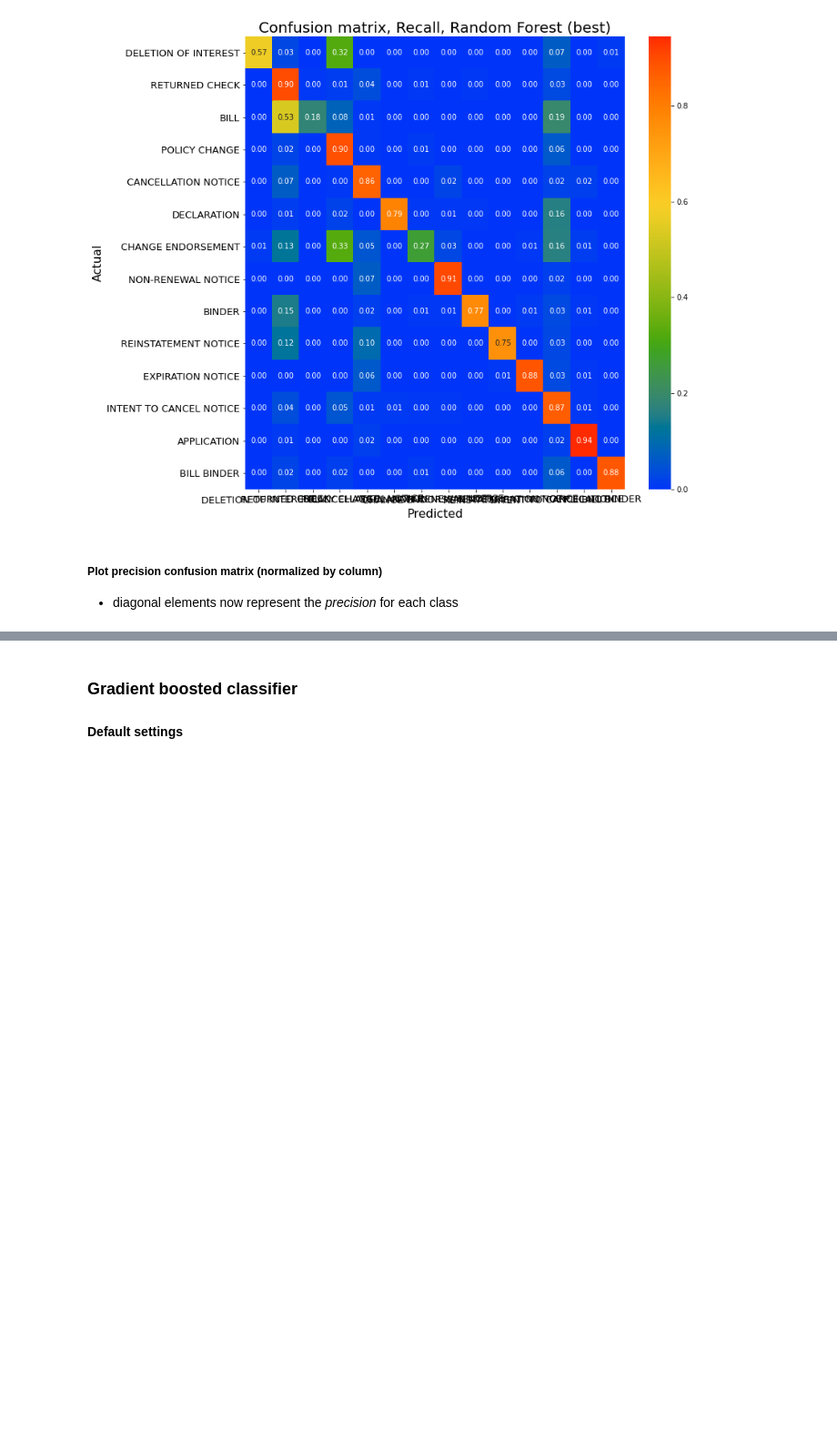
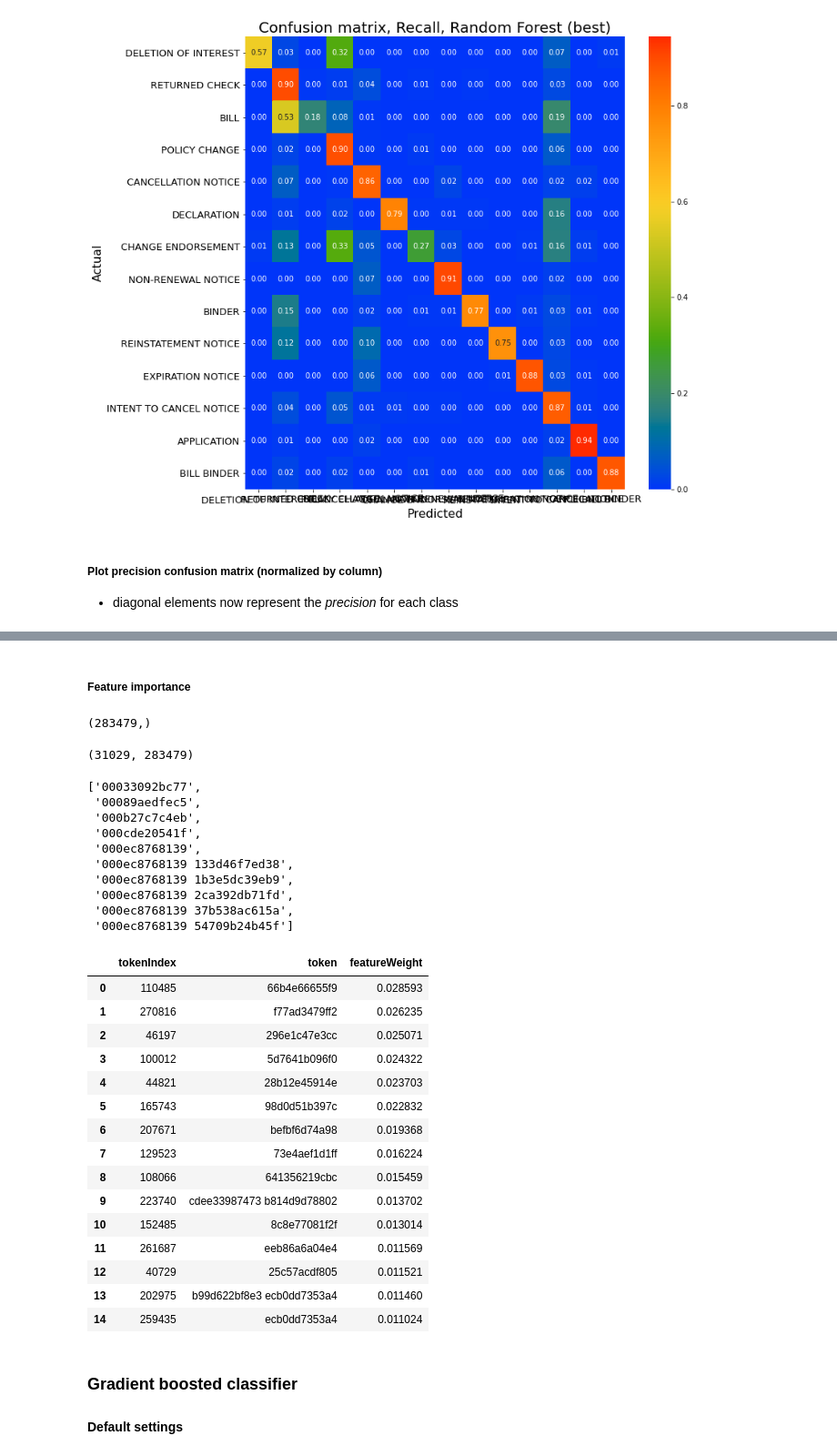
Before and after one commit to mw0/document-classification-test, a Jupyter notebook: notebook/DocumentClassificationTest.ipynb, the cells around one changed output, grey strips where cells are left out. Shown at 91% size. Drawn from its saved outputs; the diff is of its cells as text; code cells hidden in the pictures; blank space fills up the shorter version.

```diff
--- a/notebook/DocumentClassificationTest.ipynb
+++ b/notebook/DocumentClassificationTest.ipynb
@@ -1451,4 +1459,48 @@ fileNameAugmentString:
 [figure]
+# %% [markdown]
+##### Feature importance
+# %%
+fis = RF.feature_importances_
+fis.shape
+np.shape(Xte)
+vocab = tfidf.vocabulary_
+revVocab = {v: k for k, v in vocab.items()}
+tokens = [revVocab[i] for i in range(np.shape(Xte)[1])]
+tokens[:10]
+featureImports = pd.DataFrame(zip(range(len(fis)), tokens, fis),
+                              columns=['tokenIndex', 'token', 'featureWeight'])
+featureImports.sort_values(by='featureWeight', inplace=True, ascending=False)
+featureImports = featureImports.reset_index(drop=True)
+featureImports.head(15)
+# %% [output]
+(283479,)
+(31029, 283479)
+['00033092bc77',
+ '00089aedfec5',
+ '000b27c7c4eb',
+ '000cde20541f',
+ '000ec8768139',
+ '000ec8768139 133d46f7ed38',
+ '000ec8768139 1b3e5dc39eb9',
+ '000ec8768139 2ca392db71fd',
+ '000ec8768139 37b538ac615a',
+ '000ec8768139 54709b24b45f']
+|  | tokenIndex | token | featureWeight |
+| 0 | 110485 | 66b4e66655f9 | 0.028593 |
+| 1 | 270816 | f77ad3479ff2 | 0.026235 |
+| 2 | 46197 | 296e1c47e3cc | 0.025071 |
+| 3 | 100012 | 5d7641b096f0 | 0.024322 |
+| 4 | 44821 | 28b12e45914e | 0.023703 |
+| 5 | 165743 | 98d0d51b397c | 0.022832 |
+| 6 | 207671 | befbf6d74a98 | 0.019368 |
+| 7 | 129523 | 73e4aef1d1ff | 0.016224 |
+| 8 | 108066 | 641356219cbc | 0.015459 |
+| 9 | 223740 | cdee33987473 b814d9d78802 | 0.013702 |
+| 10 | 152485 | 8c8e77081f2f | 0.013014 |
+| 11 | 261687 | eeb86a6a04e4 | 0.011569 |
+| 12 | 40729 | 25c57acdf805 | 0.011521 |
+| 13 | 202975 | b99d622bf8e3 ecb0dd7353a4 | 0.011460 |
+| 14 | 259435 | ecb0dd7353a4 | 0.011024 |
 # %% [markdown]
 ### Gradient boosted classifier
 
```
Also changed, not shown: parts of 16 cells of this notebook, 1 other file.
